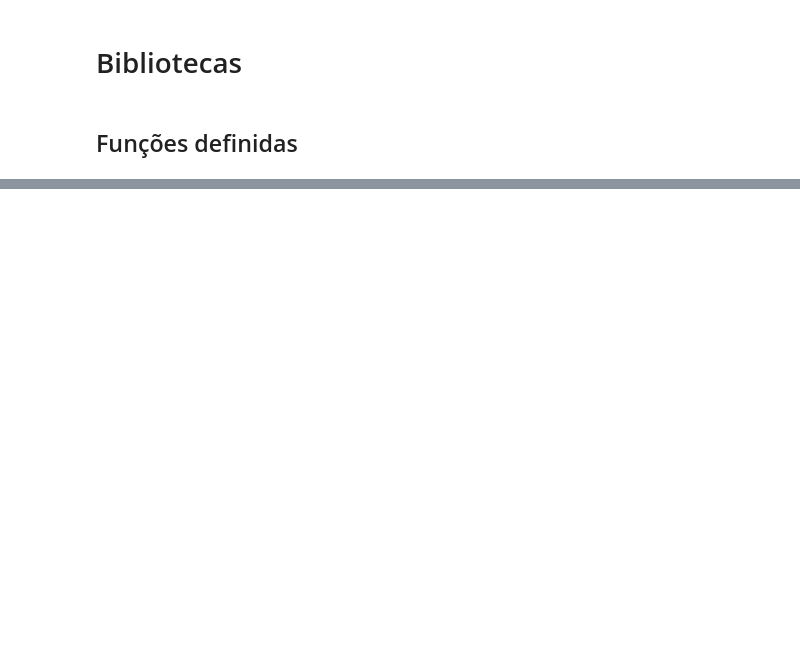
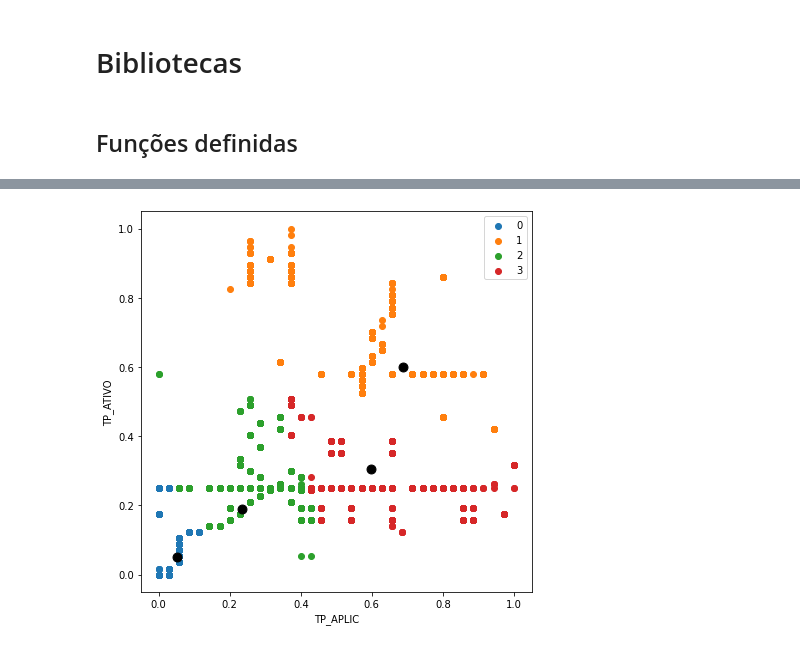
Before and after one commit to isabelcgomes/cluster_investimentos, a Jupyter notebook: analise.ipynb, the cells around one changed output, grey strips where cells are left out. Cells and saved outputs as stored; diff of their text form; code cells hidden in the pictures; blank space fills up the shorter version.

```diff
--- a/analise.ipynb
+++ b/analise.ipynb
@@ -171,0 +241,4 @@ corr
+# %%
+df_s_cluster = df_s.dropna(how='all', axis=0)
+df_s_cluster.fillna(df_s_cluster.mean(), inplace=True)
+df_s_cluster = np.array(df_s_cluster)
@@ -171,0 +247,17 @@ corr
+# %%
+kmeans = KMeans(n_clusters=4)
+label = kmeans.fit_predict(df_s_cluster)
+# %%
+u_labels = np.unique(label)
+centroids = kmeans.cluster_centers_
+
+plt.figure(figsize=(7,7))
+for i in u_labels:
+    plt.scatter(df_s_cluster[label == i, 0], df_s_cluster[label == i, 1], label=i)
+plt.scatter(centroids[:, 0], centroids[:, 1], s=80, color='black')
+plt.legend()
+plt.xlabel(df_s.columns.to_series()[0])
+plt.ylabel(df_s.columns.to_series()[1])
+plt.show()
+# %% [output]
+[figure, added]
```
Also changed, not shown: parts of 75 cells of this notebook.
